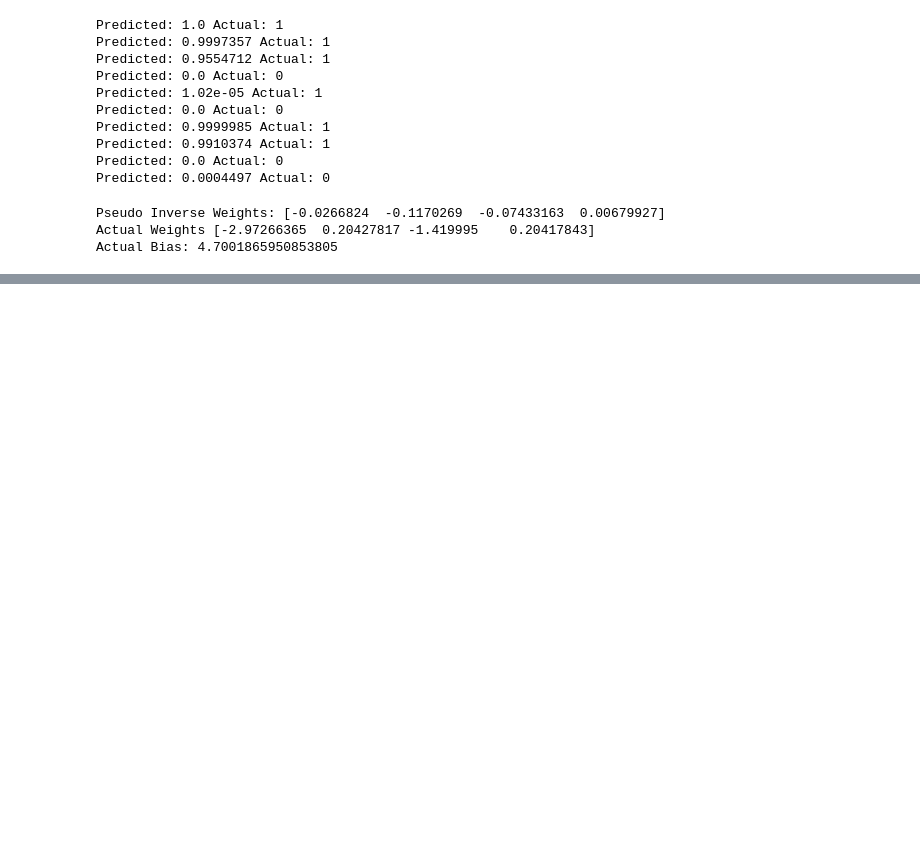
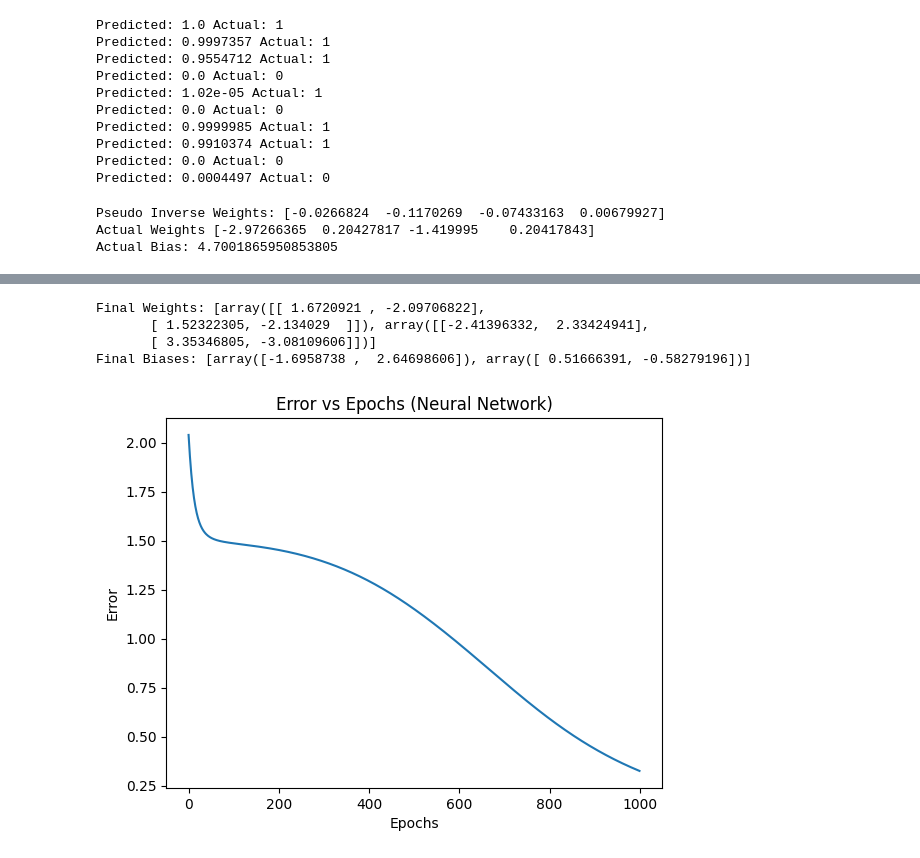
Before and after one commit to ajratnam/ML_LAB_24, a Jupyter notebook: Lab 06/Program.ipynb, the cells around one changed output, grey strips where cells are left out. Drawn from its saved outputs; the diff is of its cells as text; code cells hidden in the pictures; blank space fills up the shorter version.

```diff
--- a/Lab 06/Program.ipynb
+++ b/Lab 06/Program.ipynb
@@ -472,0 +697,23 @@ Actual Bias: 4.7001865950853805
+# %%
+nn = NeuralNetwork([2,2], 0.05, sigmoid, 2)
+
+and_gate = pd.DataFrame({
+    "A": [0, 0, 1, 1],
+    "B": [0, 1, 0, 1],
+    "Z": [0, 0, 0, 1]
+})
+
+nn.predict([0, 0])
+ni, errors = train_multi_output_perceptron(nn, and_gate)
+
+plt.plot(errors)
+plt.xlabel("Epochs")
+plt.ylabel("Error")
+plt.title("Error vs Epochs (Neural Network)")
+plt.show()
+# %% [output]
+Final Weights: [array([[ 1.6720921 , -2.09706822],
+       [ 1.52322305, -2.134029  ]]), array([[-2.41396332,  2.33424941],
+       [ 3.35346805, -3.08109606]])]
+Final Biases: [array([-1.6958738 ,  2.64698606]), array([ 0.51666391, -0.58279196])]
+[figure, added]
```
Also changed, not shown: parts of 5 cells of this notebook.
